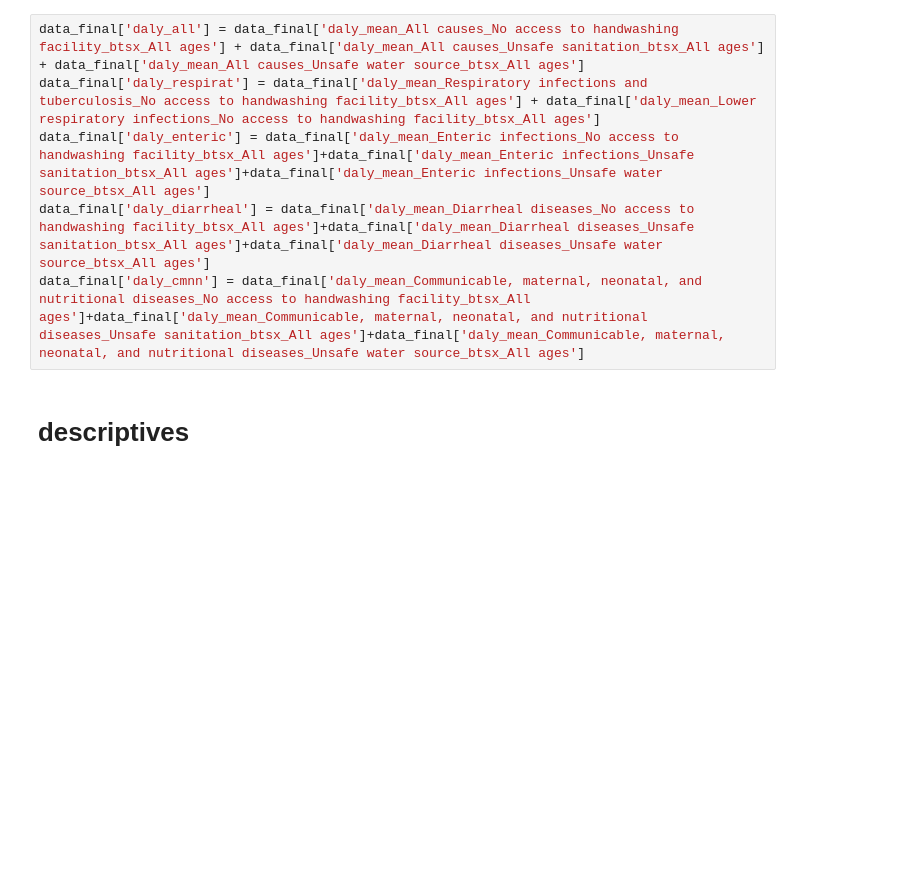
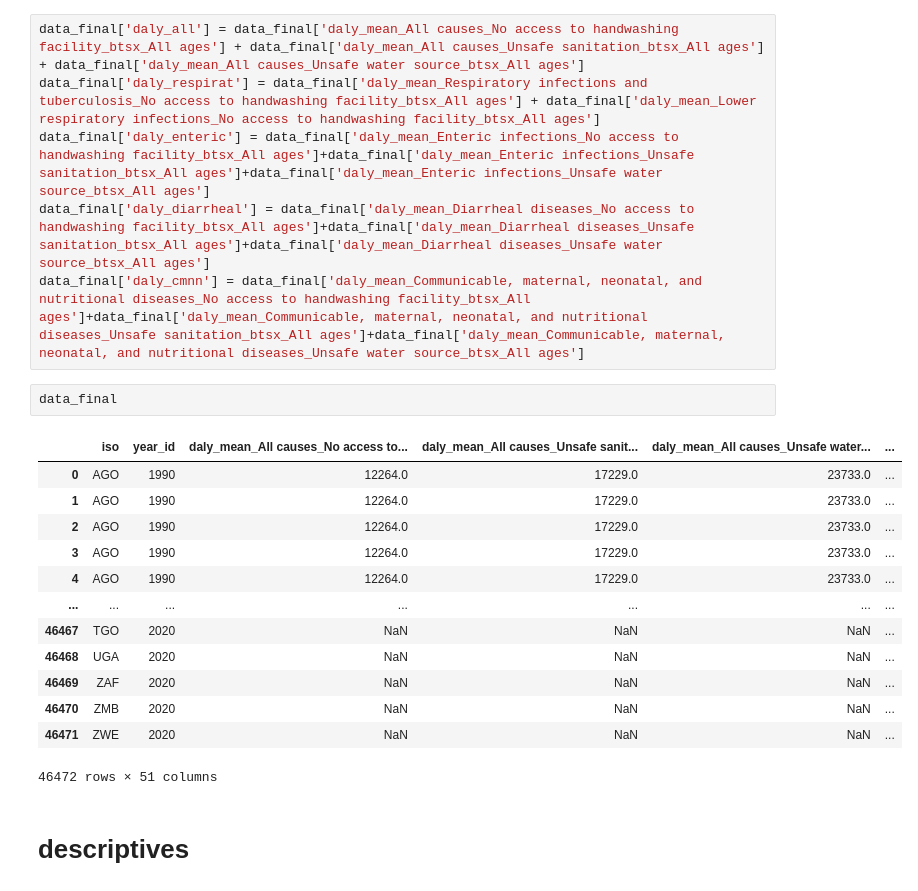
Before and after one commit to NatStrom/Thesis, a Jupyter notebook: merge_thesis.ipynb, the cells around one changed output. Drawn from its saved outputs; the diff is of its cells as text; blank space fills up the shorter version.

```diff
--- a/merge_thesis.ipynb
+++ b/merge_thesis.ipynb
@@ -217,6 +204,22 @@ data_final['daly_respirat'] = data_final['daly_mean_Respiratory infections and t
 data_final['daly_enteric'] = data_final['daly_mean_Enteric infections_No access to handwashing facility_btsx_All ages']+data_final['daly_mean_Enteric infections_Unsafe sanitation_btsx_All ages']+data_final['daly_mean_Enteric infections_Unsafe water source_btsx_All ages']
 data_final['daly_diarrheal'] = data_final['daly_mean_Diarrheal diseases_No access to handwashing facility_btsx_All ages']+data_final['daly_mean_Diarrheal diseases_Unsafe sanitation_btsx_All ages']+data_final['daly_mean_Diarrheal diseases_Unsafe water source_btsx_All ages']
 data_final['daly_cmnn'] = data_final['daly_mean_Communicable, maternal, neonatal, and nutritional diseases_No access to handwashing facility_btsx_All ages']+data_final['daly_mean_Communicable, maternal, neonatal, and nutritional diseases_Unsafe sanitation_btsx_All ages']+data_final['daly_mean_Communicable, maternal, neonatal, and nutritional diseases_Unsafe water source_btsx_All ages']
+# %%
+data_final
+# %% [output]
+|  | iso | year_id | daly_mean_All causes_No access to... | daly_mean_All causes_Unsafe sanit... | daly_mean_All causes_Unsafe water... | ... |
+| 0 | AGO | 1990 | 12264.0 | 17229.0 | 23733.0 | ... |
+| 1 | AGO | 1990 | 12264.0 | 17229.0 | 23733.0 | ... |
+| 2 | AGO | 1990 | 12264.0 | 17229.0 | 23733.0 | ... |
+| 3 | AGO | 1990 | 12264.0 | 17229.0 | 23733.0 | ... |
+| 4 | AGO | 1990 | 12264.0 | 17229.0 | 23733.0 | ... |
+| ... | ... | ... | ... | ... | ... | ... |
+| 46467 | TGO | 2020 | NaN | NaN | NaN | ... |
+| 46468 | UGA | 2020 | NaN | NaN | NaN | ... |
+| 46469 | ZAF | 2020 | NaN | NaN | NaN | ... |
+| 46470 | ZMB | 2020 | NaN | NaN | NaN | ... |
+| 46471 | ZWE | 2020 | NaN | NaN | NaN | ... |
+46472 rows × 51 columns
 # %% [markdown]
 # descriptives
 # %%
```
Also changed, not shown: parts of 20 cells of this notebook, 2 other files.
